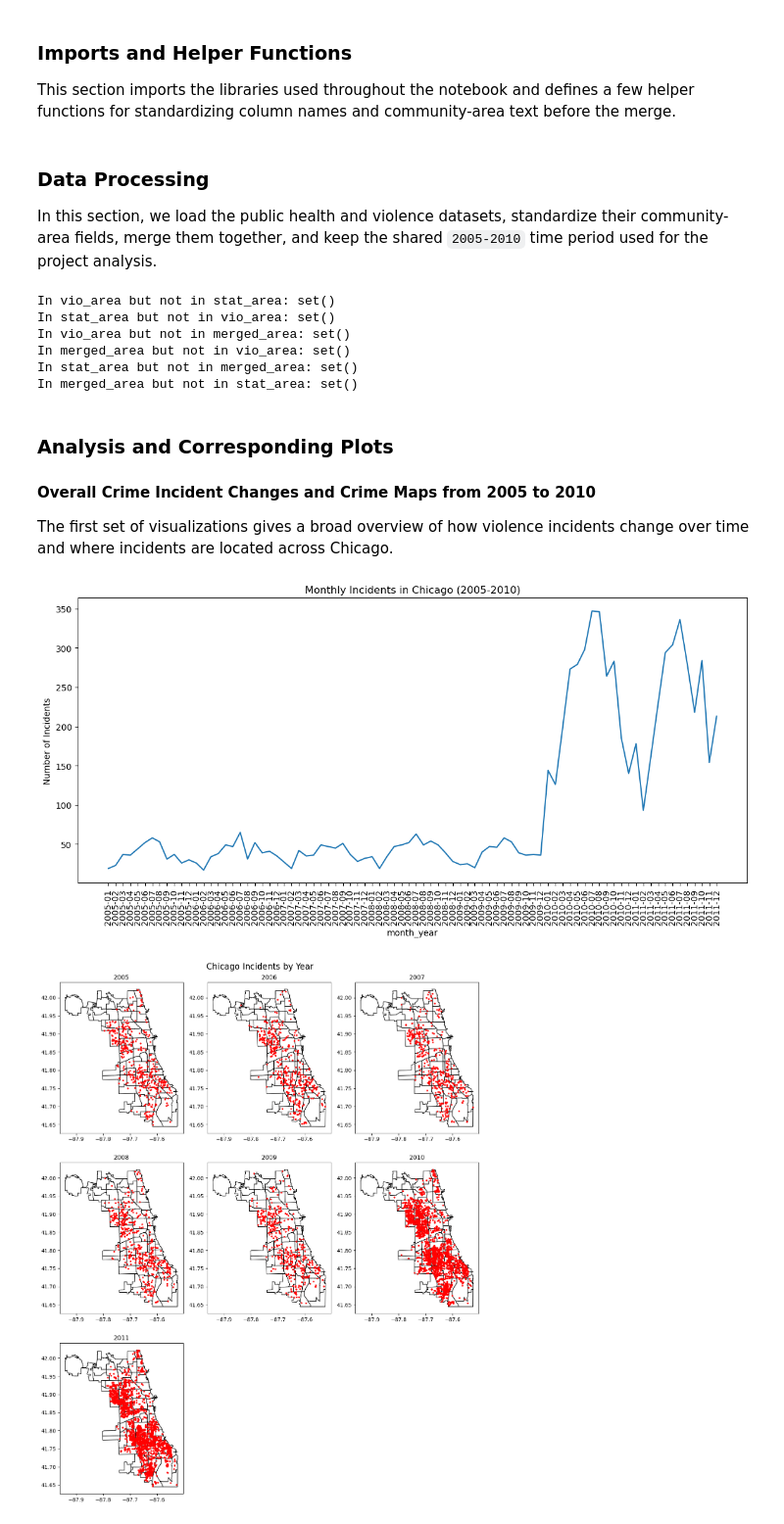
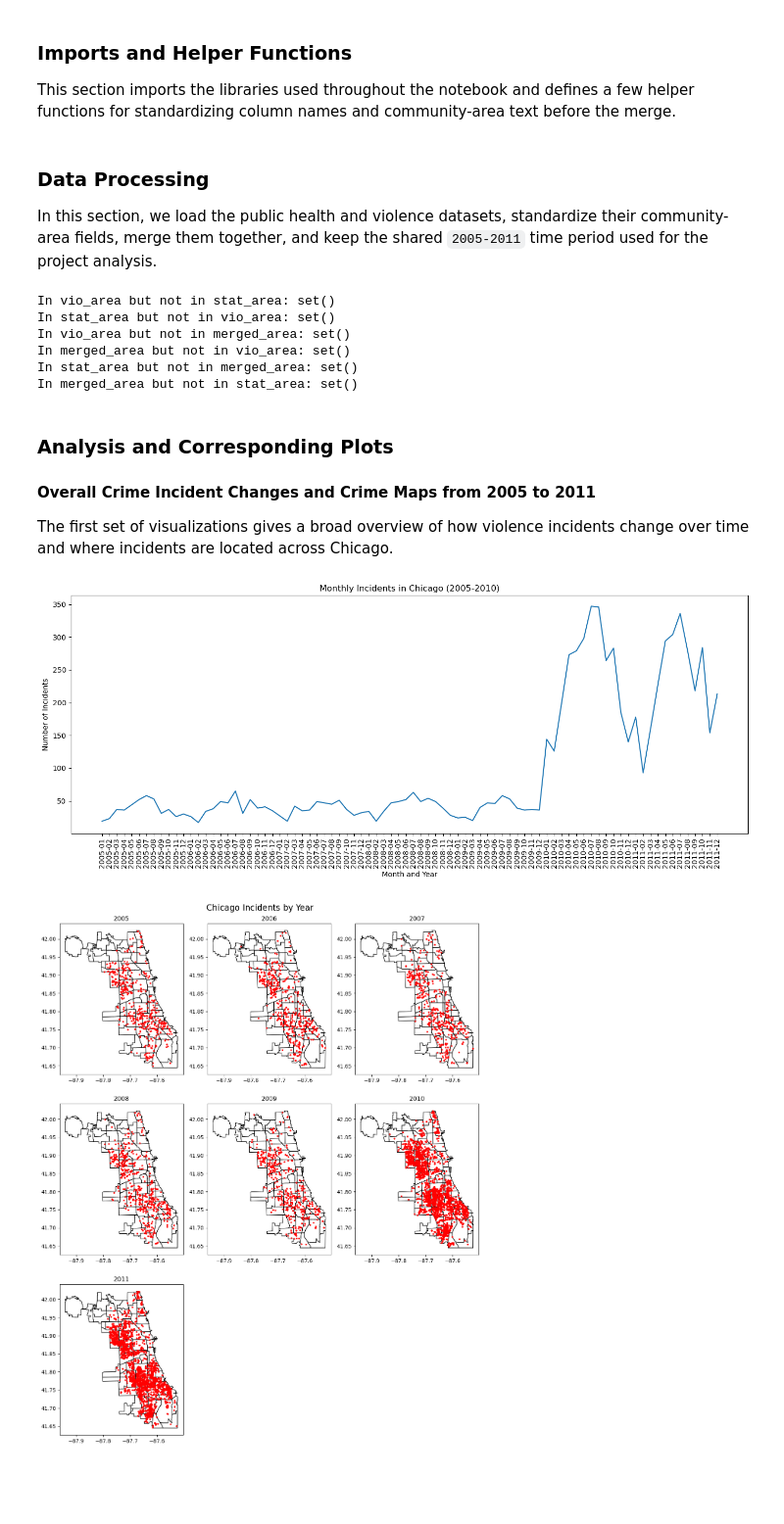
Before and after one commit to YoyoLin008/Lin-Lin, a Jupyter notebook: Datasets/Combined.ipynb, the cells around one changed output. Shown at 98% size. Cells and saved outputs as stored; diff of their text form; code cells hidden in the pictures; blank space fills up the shorter version.

```diff
--- a/Datasets/Combined.ipynb
+++ b/Datasets/Combined.ipynb
@@ -32,6 +32,7 @@ from shapely.geometry import Point
 import seaborn as sns
 import scipy.stats as stats
 import numpy as np
+import geopandas as gpd
 
 # Helper functions.
 # Convert the column names into same format.
@@ -41,14 +42,22 @@ def standardize_name(name):
     return str(name).strip().lower().replace(" ", "_")
 
 # Convert the data in to uppercase.
-def to_uppercase(x):
-    if pd.isna(x):
-        return x
-    return str(x).upper()
+def to_uppercase(data):
+    if pd.isna(data):
+        return data
+    return str(data).upper()
+
+# Create age groups.
+def age_group(age):
+    if pd.isna(age): return "Unknown"
+    if age in ["0-19", "20-29"]: return "0-29"
+    if age in ["30-39", "40-49"]: return "30-49"
+    if age in ["50-59", "60-69"]: return "50-69"
+    return "70+"
 # %% [markdown]
 ### Data Processing
 
-In this section, we load the public health and violence datasets, standardize their community-area fields, merge them together, and keep the shared `2005-2010` time period used for the project analysis.
+In this section, we load the public health and violence datasets, standardize their community-area fields, merge them together, and keep the shared `2005-2011` time period used for the project analysis.
 # %%
 # Load the datasets and check for NaN values.
 df_vio = pd.read_csv("Violence_Reduction_-_Victims_of_Homicides_and_Non-Fatal_Shootings_20260302.csv")
@@ -111,11 +120,8 @@ print("In merged_area but not in vio_area:", merged_set - vio_set)
 print("In stat_area but not in merged_area:", stat_set - merged_set)
 print("In merged_area but not in stat_area:", merged_set - stat_set)
 
-# Step 7: Filter the time period where both datasets overlap (2005 to 2010).
-df_merged = df_merged[(df_merged["year"] >= 2005) & (df_merged["year"] <= 2010)]
-
-# Save the merged file if needed.
-#df_merged.to_csv("merged.csv")
+# Step 7: Save the merged file for futher use.
+df_merged.to_csv("merged.csv")
 
 
 # Output the results.
@@ -138,26 +144,29 @@ In merged_area but not in stat_area: set()
 # %% [markdown]
 ### Analysis and Corresponding Plots
 
-#### Overall Crime Incident Changes and Crime Maps from 2005 to 2010
+#### Overall Crime Incident Changes and Crime Maps from 2005 to 2011
 
 The first set of visualizations gives a broad overview of how violence incidents change over time and where incidents are located across Chicago.
 # %%
+#Filter the time period where both datasets overlap (2005 to 2011).
+df_merged = df_merged[(df_merged["year"] >= 2005) & (df_merged["year"] <= 2011)]
+
 # Overall violence incidents change by year and month.
 df_merged["month_year"] = df_merged["date"].dt.to_period("M")
 
 trend_mon = df_merged.groupby("month_year").size().reset_index(name="incidents")
 trend_mon["month_year"] = trend_mon["month_year"].astype(str)
 
 plt.figure(figsize=(14, 6))
 sns.lineplot(data=trend_mon, x="month_year", y="incidents")
 plt.xticks(rotation=90)
 plt.title("Monthly Incidents in Chicago (2005-2010)")
 plt.xlabel("Month and Year")
 plt.ylabel("Number of Incidents")
 plt.tight_layout()
 plt.show()
 # %% [output]
-[figure, old version]
+[figure, new version]
 # %%
 # Method comes from: https://towardsdatascience.com/plotting-maps-with-geopandas-428c97295a73/
 # Chicago polygons.
```
Also changed, not shown: parts of 19 cells of this notebook.
